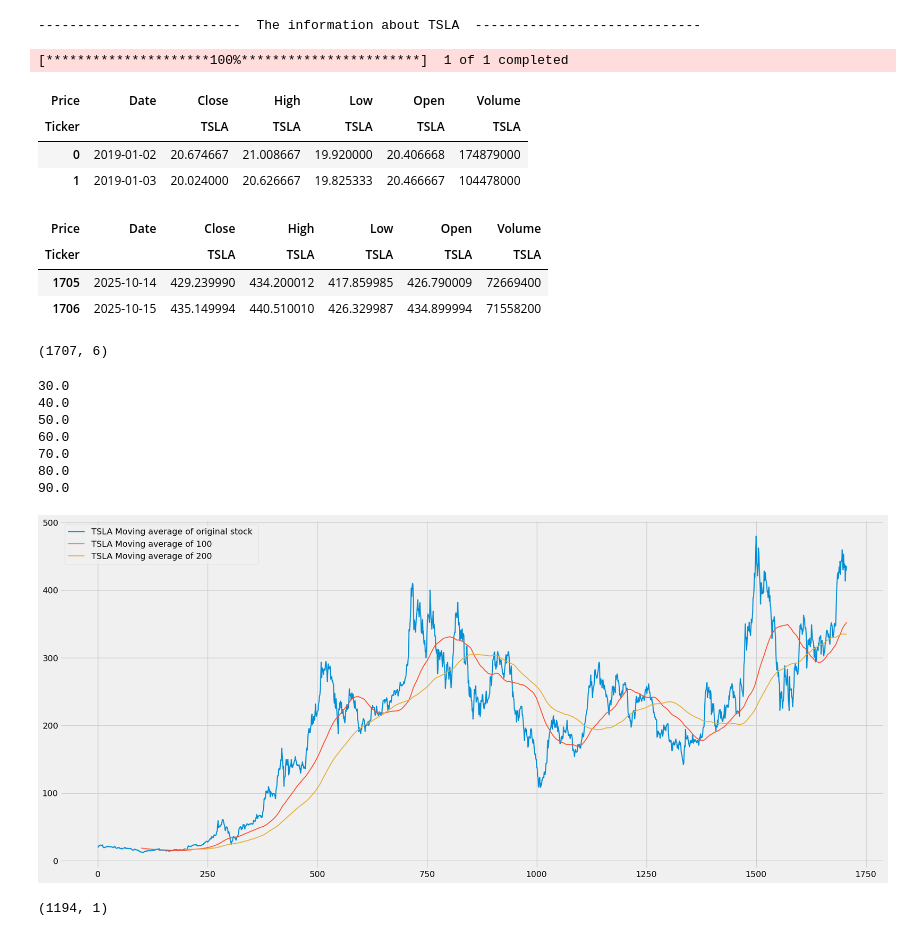
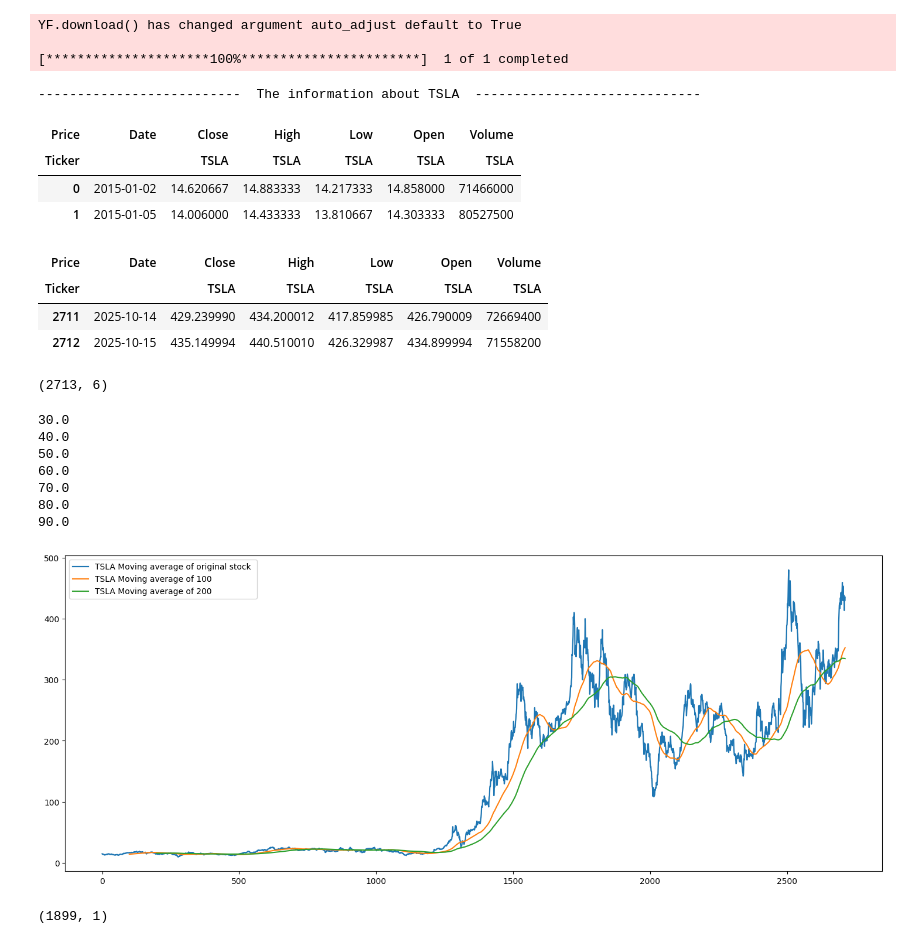
Before and after one commit to vedprakash8721/Stock-Trend-Forecasting, a Jupyter notebook: data/Code.ipynb, the cells around one changed output. Cells and saved outputs as stored; diff of their text form; code cells hidden in the pictures.

```diff
--- a/data/Code.ipynb
+++ b/data/Code.ipynb
@@ -64,19 +86,27 @@ Because of this, LSTM is much better for time-series forecasting, text generatio
 # %%
+#---------------------------- INPUT AND DATE WINDOW ---------------------------
 stock=input("Enter the stock Name: ").upper()
-start=dt.datetime(2019,1,1)
+start=dt.datetime(2015,1,1)
 end=dt.datetime(2025,10,16)
 print()
 print()
 print(f"--------------------------  The information about {stock}  ----------------------------- ")
+#------------------------------- DOWNLOAD THE STOCK DATA -------------------------------
 df=yf.download(stock,start,end)
-df=df.reset_index()
+df=df.reset_index() # CONVERTS THE DATA INTO MORE READABLE AND EASY TO PLOT
 display(df.head(2))
 display(df.tail(2))
 display(df.shape)
-
 df.to_csv("stock.csv",index=False)
 data1=pd.read_csv("stock.csv")
-fig=pg.Figure(data=[pg.Candlestick(x=data1['Date'],open=data1['Open'],high=data1['High'],low=data1['Low'],close=data1['Close'],name=stock)])
+#---------------------------- PLOTING THE DATA USING PLOTLY ------------------------------
+fig=pg.Figure(data=[pg.Candlestick(
+    x=data1['Date'], #SET THE X AXIS AS DATE COLUMN
+    open=data1['Open'],
+    high=data1['High'],
+    low=data1['Low'],
+    close=data1['Close'],
+    name=stock)]) # NAME LABEL
 fig.update_layout(
     title=f"{stock} stock price movement",
     xaxis_title="Date",
@@ -86,54 +116,60 @@ fig.update_layout(
 fig.show()
 # fig.write_image("stock_graph.png")
 
-# Moving Average: it is used to forecast the upcoming days price of stocks
-
+#------------------- MOVING AVERAGE: IT IS USED TO FORECAST THE UPCOMING DAYS PRICE OF STOCKS ------------------
 temp_df=[10,20,30,40,50,60,70,80,90,100,110]
 x=len(temp_df)
-for i in range(x-4):
+for i in range(x-4): # TAKES 5 CONSECUTIVE DATA AND FINDS THEIR AVG AND MOVE TO FIND SHORT TERM FLUCTUATION
     ma=(temp_df[i]+temp_df[i+1]+temp_df[i+2]+temp_df[i+3]+temp_df[i+4])/5
     print(ma)
     i+=1
-df1=pd.DataFrame(temp_df)
-#display(df1)
-ma100=df.Close.rolling(100).mean()
-ma200 =df.Close.rolling(200).mean()
-plt.figure(figsize=(22,10))
-plt.plot(df.Close,label=f'{stock} Moving average of original stock ',linewidth=1.8)
+ma100=df.Close.rolling(100).mean() # LAST 100 DAYS AVG CLOSING PRICE
+ma200 =df.Close.rolling(200).mean() # LAST 200 DAYS AVG CLOSING PRICE
+plt.figure(figsize=(18,7))
+plt.plot(df.Close,label=f'{stock} Moving average of original stock ',linewidth=1.6)
 plt.plot(ma100,label=f'{stock} Moving average of 100 ',linewidth=1.5)
 plt.plot(ma200,label=f'{stock} Moving average of 200 ',linewidth=1.5)
 plt.legend()
 plt.show()
 
+#----------------------------- SPLIT THE DATA INTO TRAINING AND TESTING SETS ----------------------------
 data_training=pd.DataFrame(df['Close'][0:int(len(df)*0.70)])
 data_testing=pd.DataFrame(df['Close'][int(len(df)*0.70):int(len(df))])
 # display(data_training.shape)
 # display(data_testing.shape)
-# use of MinMaxScaler(): it scales the numeric data from 0 to 1 to train and operate the data more efficiently
+# ------------------- APPLY MIN-MAX SCALING ---------------------------------
+# USE OF MinMaxScaler(): IT SCALES THE NUMERIC DATA FROM 0 TO 1 TO TRAIN AND OPERATE THE DATA MORE EFFICIENTLY
 from sklearn.preprocessing import MinMaxScaler
 Scaler=MinMaxScaler(feature_range=(0,1))
 data_training_array=Scaler.fit_transform(data_training)
 display(data_training_array.shape)
 x_train=[]
 y_train=[]
+for i in range(100,data_training_array.shape[0]): # data_training_array.shape[0] GIVES TOTAL NUMBER OF DATA POITS
+    x_train.append(data_training_array[i-100:i])
+    y_train.append(data_training_array[i,0])
+# ------------------------------- CONVERT LISTS INTO NUMPY ARRAYS FOR NEURAL NETWORKS ---------------------------------
+x_train,y_train=np.array(x_train),np.array(y_train)
 # %% [output]
---------------------------  The information about TSLA  -----------------------------
+YF.download() has changed argument auto_adjust default to True
+
+[*********************100%***********************]  1 of 1 completed
-[*********************100%***********************]  1 of 1 completed
+--------------------------  The information about TSLA  -----------------------------
 | Price | Date | Close | High | Low | Open | Volume |
 | Ticker |  | TSLA | TSLA | TSLA | TSLA | TSLA |
-| 0 | 2019-01-02 | 20.674667 | 21.008667 | 19.920000 | 20.406668 | 174879000 |
-| 1 | 2019-01-03 | 20.024000 | 20.626667 | 19.825333 | 20.466667 | 104478000 |
+| 0 | 2015-01-02 | 14.620667 | 14.883333 | 14.217333 | 14.858000 | 71466000 |
+| 1 | 2015-01-05 | 14.006000 | 14.433333 | 13.810667 | 14.303333 | 80527500 |
 | Price | Date | Close | High | Low | Open | Volume |
 | Ticker |  | TSLA | TSLA | TSLA | TSLA | TSLA |
-| 1705 | 2025-10-14 | 429.239990 | 434.200012 | 417.859985 | 426.790009 | 72669400 |
-| 1706 | 2025-10-15 | 435.149994 | 440.510010 | 426.329987 | 434.899994 | 71558200 |
+| 2711 | 2025-10-14 | 429.239990 | 434.200012 | 417.859985 | 426.790009 | 72669400 |
+| 2712 | 2025-10-15 | 435.149994 | 440.510010 | 426.329987 | 434.899994 | 71558200 |
-(1707, 6)
+(2713, 6)
 30.0
 40.0
 50.0
 60.0
 70.0
 80.0
 90.0
-[figure, old version]
+[figure, new version]
-(1194, 1)
+(1899, 1)
```
Also changed, not shown: parts of 4 cells of this notebook, 4 other files.
